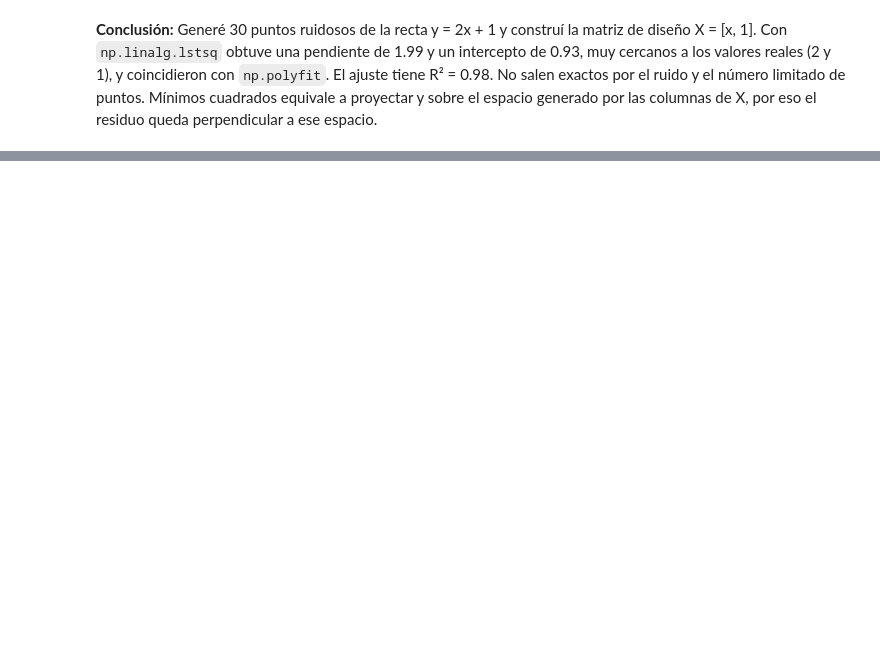
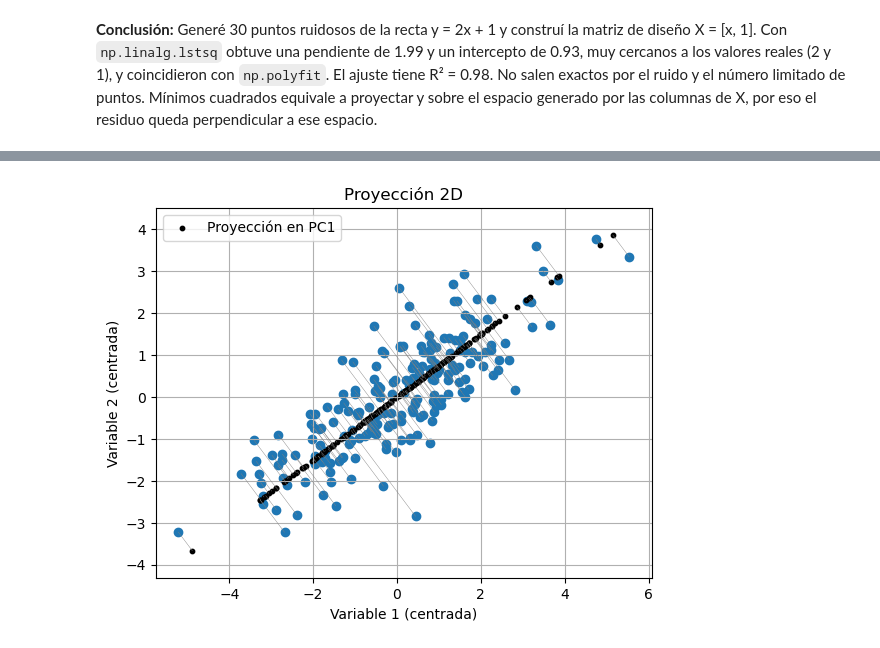
Before and after one commit to miguelgarciahernandez487-cloud/neuro-learning, a Jupyter notebook: 05_svd_pca.ipynb, the cells around one changed output, grey strips where cells are left out. Drawn from its saved outputs; the diff is of its cells as text; code cells hidden in the pictures; blank space fills up the shorter version.

```diff
--- a/05_svd_pca.ipynb
+++ b/05_svd_pca.ipynb
@@ -103,0 +175,18 @@ print(X.T @ residuo) #Debe de ser cercano a [0,0]
+# %%
+#Proyección PC1
+proyeccion_2Dimensiones = np.outer(datos_proyectados_id, pc1)
+plt.figure()
+plt.scatter(datos_centrados[:,0], datos_centrados[:,1])
+plt.scatter(proyeccion_2Dimensiones[:, 0], proyeccion_2Dimensiones[:, 1], s=10, color="k", label="Proyección en PC1")
+for original, proyectado in zip(datos_centrados, proyeccion_2Dimensiones):
+    plt.plot([original[0], proyectado[0]], [original[1], proyectado[1]],
+             color="gray", linewidth=0.3)
+plt.title("Proyección 2D")
+plt.xlabel("Variable 1 (centrada)")
+plt.ylabel("Variable 2 (centrada)")
+plt.legend()
+plt.grid()
+plt.axis("equal")
+plt.show()
+# %% [output]
+[figure, added]
```
Also changed, not shown: parts of 10 cells of this notebook.
